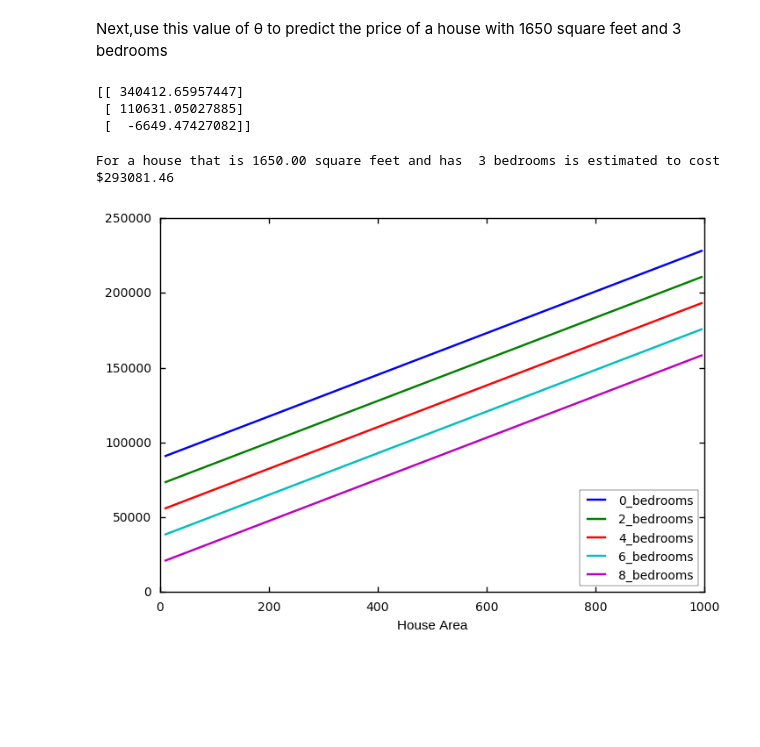
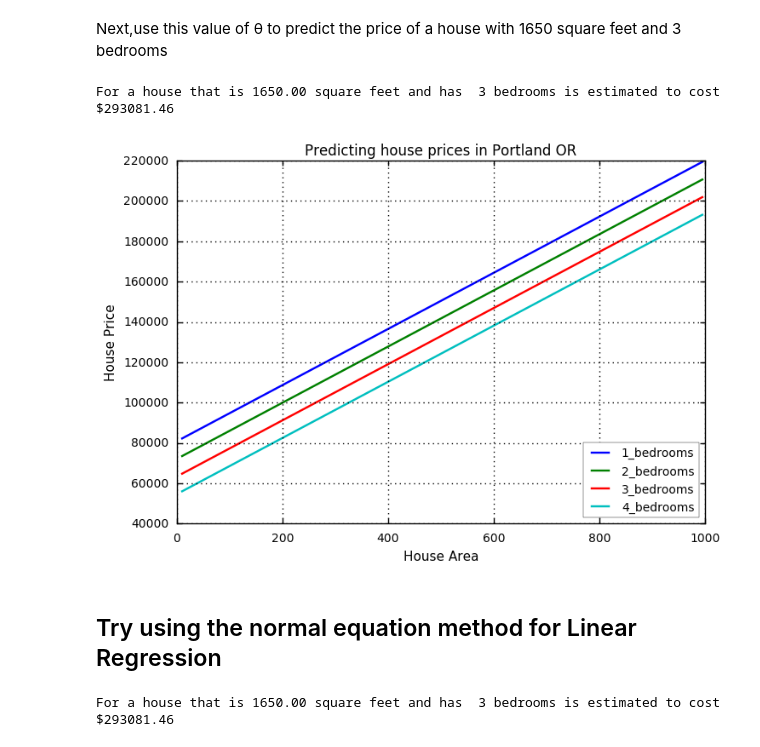
Before and after one commit to 1grossora/ML_CourseraNg, a Jupyter notebook: machine-learning-ex1/ex1.ipynb, the cells around one changed output. Drawn from its saved outputs; the diff is of its cells as text; code cells hidden in the pictures; blank space fills up the shorter version.

```diff
--- a/machine-learning-ex1/ex1.ipynb
+++ b/machine-learning-ex1/ex1.ipynb
@@ -230,10 +226,7 @@ land, Oregon.
 # %%
 #bring in the data and take a look at what we have
 # For fun... let't try using pandas :)
-
 import pandas as pd
-#matplotlib.style.use('classic')
-#import seaborn as sns
 data_file_2 = 'data/ex1data2.txt'
 df = pd.read_csv(data_file_2,delimiter=',',header=None)
 df.columns=['house_size','N_bedrooms','price']
@@ -243,28 +236,31 @@ print df.head()
 # We see very quickly that the house size is a few orders magnitude above N_bedrooms
 #to make GD go fast we want the features to be similiar scale
 
+#####RG REMOVE
 #keep these for later
-Store_feature_mean = []
-Store_feature_std = []
+#Store_feature_mean = []
+#Store_feature_std = []
 
-
-#we are going to scale the features  by (x1 - x1.mean)/(stand_dev)
 
 #Lets make a function to pass scale for given features of interst
 feature_list = ['house_size','N_bedrooms']
+
+#we are going to scale the features  by (x1 - x1.mean)/(stand_dev)
 def feature_scale(featurelist,df=df):
     stor_feat_mean = []
     stor_feat_std = []
     for feat in featurelist:
-        mean_ft =df[feat].mean()
+        mean_ft =df[feat].mean()#make these so we don'e havve to compute in the lambda later
+        std_ft=df[feat].std()#make these so we don'e havve to compute in the lambda later
         stor_feat_mean.append(mean_ft)
-        std_ft=df[feat].std()
         stor_feat_std.append(std_ft)
         #use a lambda func to scale the column
         df[feat] = df[feat].apply(lambda x: (x-mean_ft)/std_ft)
     return df,stor_feat_mean, stor_feat_std
+
+#scale all the features
 df, Store_feature_mean,Store_feature_std = feature_scale(feature_list)
-#we also are going to scale the bedrooms for consistancy
+print 'scaled features'
 print df.head()
 # %% [output]
 raw data
@@ -321,7 +322,7 @@ plt.show()
 # %% [markdown]
 Next,use this value of θ to predict the price of a house with 1650 square feet and 3 bedrooms
 # %%
-print final_theta
+#Function to get my fit
 def my_fit(area,N_bd):
     #we have to move into feature space with values
     #Storefeature[0] = area
@@ -329,10 +330,6 @@ def my_fit(area,N_bd):
     area_scale = (area- Store_feature_mean[0])/Store_feature_std[0]
     nbd_scale = (N_bd - Store_feature_mean[1])/Store_feature_std[1]
     return float(final_theta[0]+final_theta[1]*area_scale +final_theta[2]*nbd_scale)
-# %% [output]
-[[ 340412.65957447]
- [ 110631.05027885]
- [  -6649.47427082]]
 # %%
 print 'For a house that is %.2f square feet and has %2d bedrooms is estimated to cost $%.2f '% (1650,3,my_fit(1650,3))
 # %% [output]
@@ -340,14 +337,30 @@ For a house that is 1650.00 square feet and has  3 bedrooms is estimated to cost
 # %%
 #Lets see how this looks for a few logical house choices
 def plot_const_bed(bedroom):
     x = np.arange(10,1000,5)
     y = [my_fit(s,bedroom) for s in x]
     plt.plot(x,y,label='{}_bedrooms'.format(bedroom))
+for a in range(1,5,1):
+    plot_const_bed(a)
+plt.xlabel("House Area")
+plt.ylabel("House Price")
+plt.title("Predicting house prices in Portland OR")
+plt.legend(loc=4)
+plt.grid(True)
+plt.show()
+# %% [output]
+[figure, added]
-# %%
-for a in range(0,10,2):
-    plot_const_bed(a)
-plt.xlabel("House Area")
-plt.legend(loc=4)
-plt.show()
-# %% [output]
-[figure, removed]
+# %% [markdown]
+## Try using the normal equation method for Linear Regression
+# %%
+from numpy.linalg import inv
+#let's use this for quick inversion
+def normEqn(X,y):
+    return np.dot(np.dot(inv(np.dot(X.T,X)),X.T),y)
+
+#remeber to rescale the input data
+area_scale = (1650- Store_feature_mean[0])/Store_feature_std[0]
+nbd_scale = (3 - Store_feature_mean[1])/Store_feature_std[1]
+print 'For a house that is %.2f square feet and has %2d bedrooms is estimated to cost $%.2f '% (1650,3,h(normEqn(X,y),[1,area_scale,nbd_scale]))
+# %% [output]
+For a house that is 1650.00 square feet and has  3 bedrooms is estimated to cost $293081.46
```
Also changed, not shown: parts of 17 cells of this notebook.
